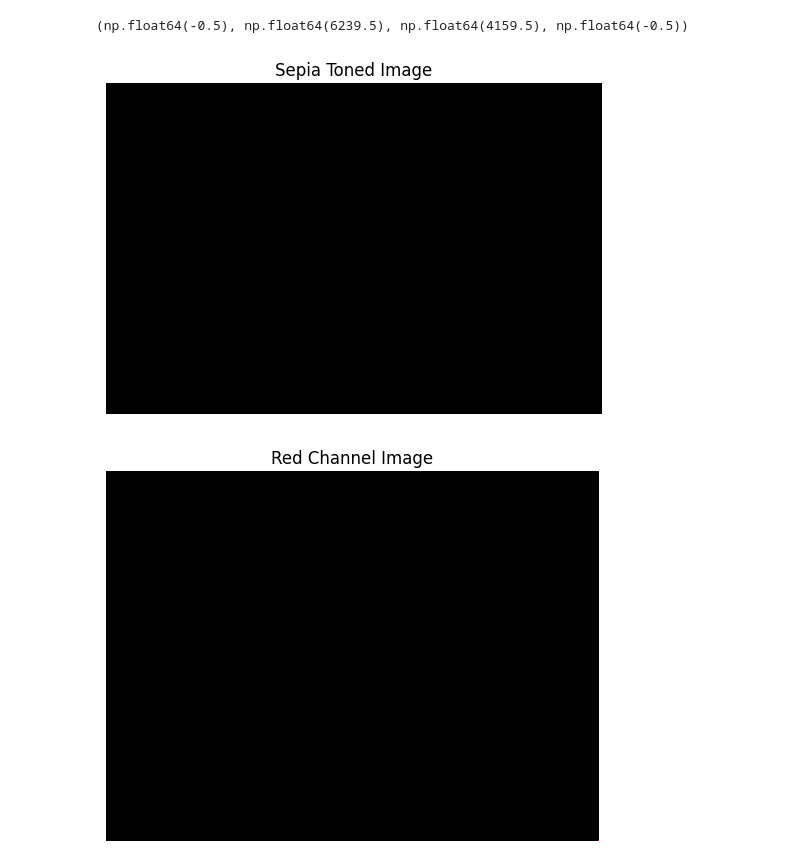
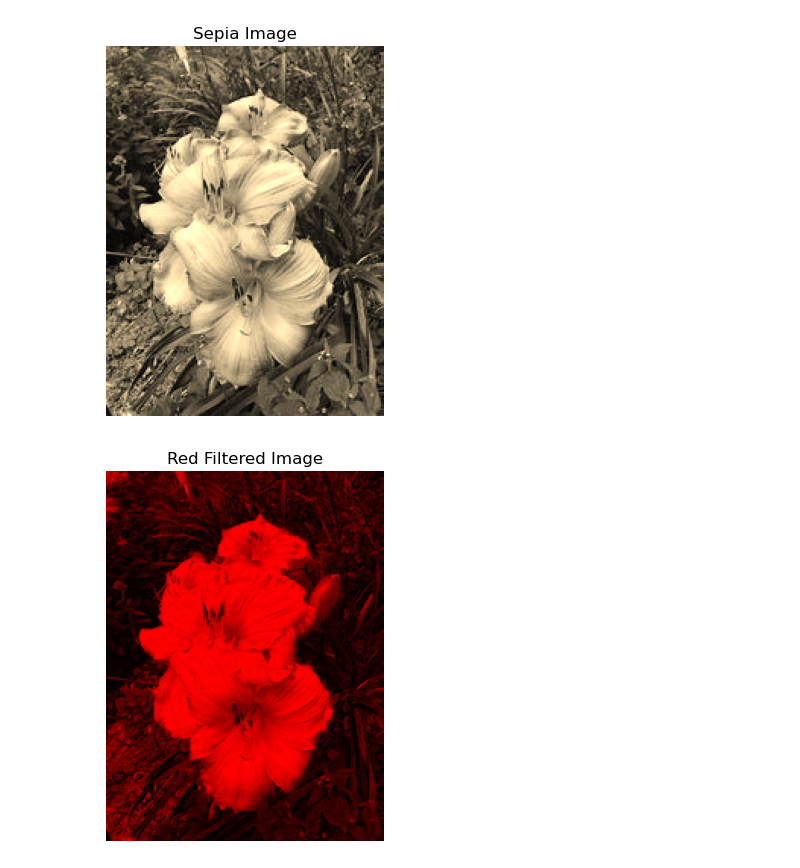
Before and after one commit to anirudhsudhir/sem-4, a Jupyter notebook: laa/projects/project3.ipynb, the cells around one changed output. Saved outputs shown, nothing was run; the diff lists cells and outputs as text; code cells hidden in the pictures.

```diff
--- a/laa/projects/project3.ipynb
+++ b/laa/projects/project3.ipynb
@@ -1,13 +1,13 @@
 # %%
-from PIL import Image
 import numpy as np
 import matplotlib.pyplot as plt
-# Load the image
-image_path = "project3_img.jpg"
-ImJPG = Image.open(image_path)
-ImJPG = np.array(ImJPG)
-# Display the image
+import imageio.v2 as imageio
+from PIL import Image
+
+# 1. Load the color image
+ImJPG = imageio.imread('daylilies.jpg')
 plt.imshow(ImJPG)
+plt.title('Original Image')
 plt.axis('off')
 plt.show()
 # %% [output]
@@ -65,39 +53,21 @@ plt.show()
 # %%
-# Define the SepiaMatrix filter
-SepiaMatrix = np.array([[0.393, 0.769, 0.189],
-[0.349, 0.686, 0.168],
-[0.272, 0.534, 0.131]])
-# Initialize ImJPG_Sepia with the same shape as ImJPG
-ImJPG_Sepia = np.zeros_like(ImJPG, dtype=np.uint8)
-# Convert each pixel to sepia tone
-for i in range(m):
-    for j in range(n):
-        PixelColor = ImJPG[i, j, :].reshape(3, 1) # Reshape to (3, 1) for matrix multiplication
-# Display the sepia toned image
-plt.figure()
+# 5. Apply a sepia filter
+SepiaMatrix = np.array([[0.393, 0.769, 0.189], [0.349, 0.686, 0.168], [0.272, 0.534, 0.131]])
+ImJPG_Sepia = np.dot(ImJPG[..., :3], SepiaMatrix.T)
+ImJPG_Sepia = np.clip(ImJPG_Sepia, 0, 255).astype(np.uint8)
 plt.imshow(ImJPG_Sepia)
-plt.title('Sepia Toned Image')
+plt.title('Sepia Image')
 plt.axis('off')
+plt.show()
 # %% [output]
-(np.float64(-0.5), np.float64(6239.5), np.float64(4159.5), np.float64(-0.5))
-[figure, old version]
+[figure, new version]
 # %%
-# Define the RedMatrix filter
-RedMatrix = np.array([[1, 0, 0],
-[0, 0, 0],
-[0, 0, 0]])
-# Initialize ImJPG_Red with the same shape as ImJPG
-ImJPG_Red = np.zeros_like(ImJPG, dtype=np.uint8)
-# Convert each pixel to red channel only
-for i in range(m):
-    for j in range(n):
-        PixelColor = ImJPG[i, j, :].reshape(3, 1) # Reshape to (3, 1) for matrix multiplication
-ImJPG_Red[i, j, :] = np.dot(RedMatrix, PixelColor).flatten().astype(np.uint8)
-# Display the red channel image
-plt.figure()
+# 6. Apply a red filter
+RedMatrix = np.array([[1, 0, 0], [0, 0, 0], [0, 0, 0]])
+ImJPG_Red = np.dot(ImJPG[..., :3], RedMatrix.T).astype(np.uint8)
 plt.imshow(ImJPG_Red)
-plt.title('Red Channel Image')
+plt.title('Red Filtered Image')
 plt.axis('off')
 plt.show()
 # %% [output]
-[figure, old version]
+[figure, new version]
```
Also changed, not shown: parts of 19 cells of this notebook, 14 other files.
